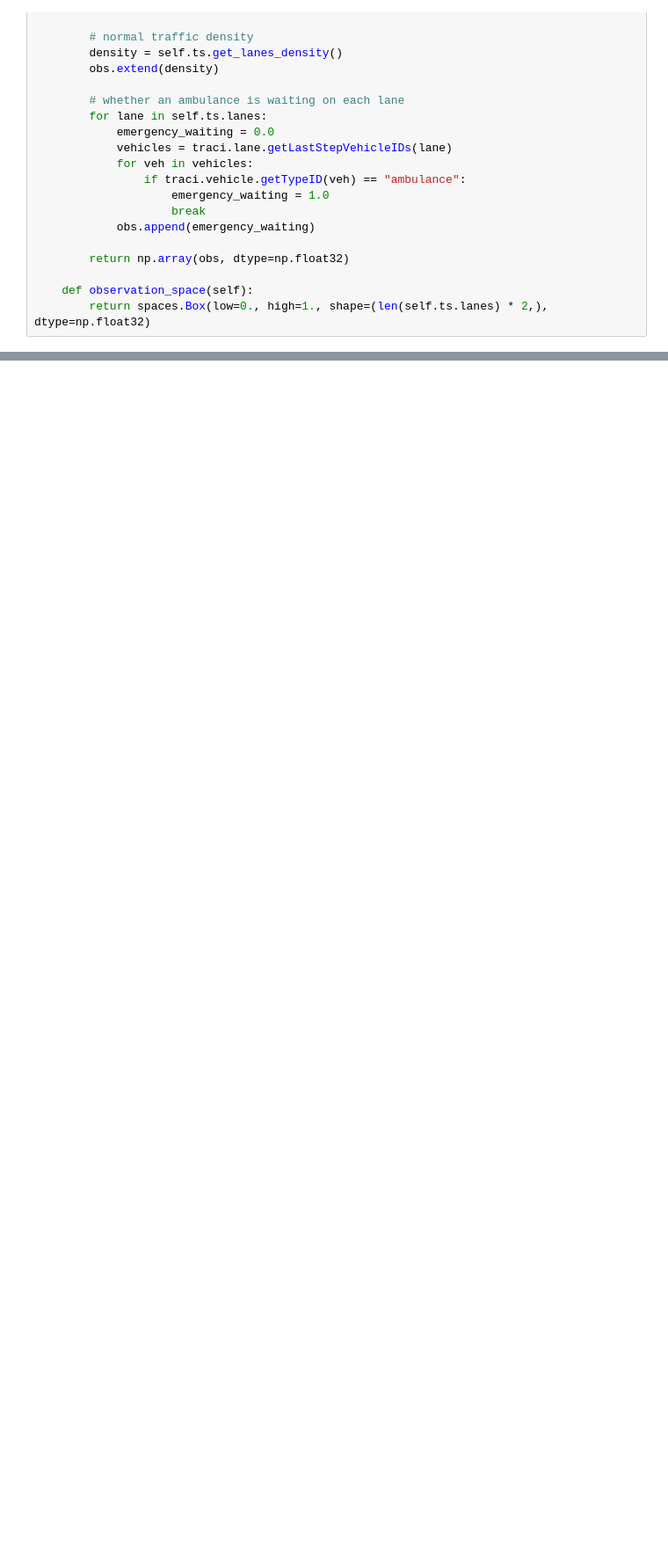
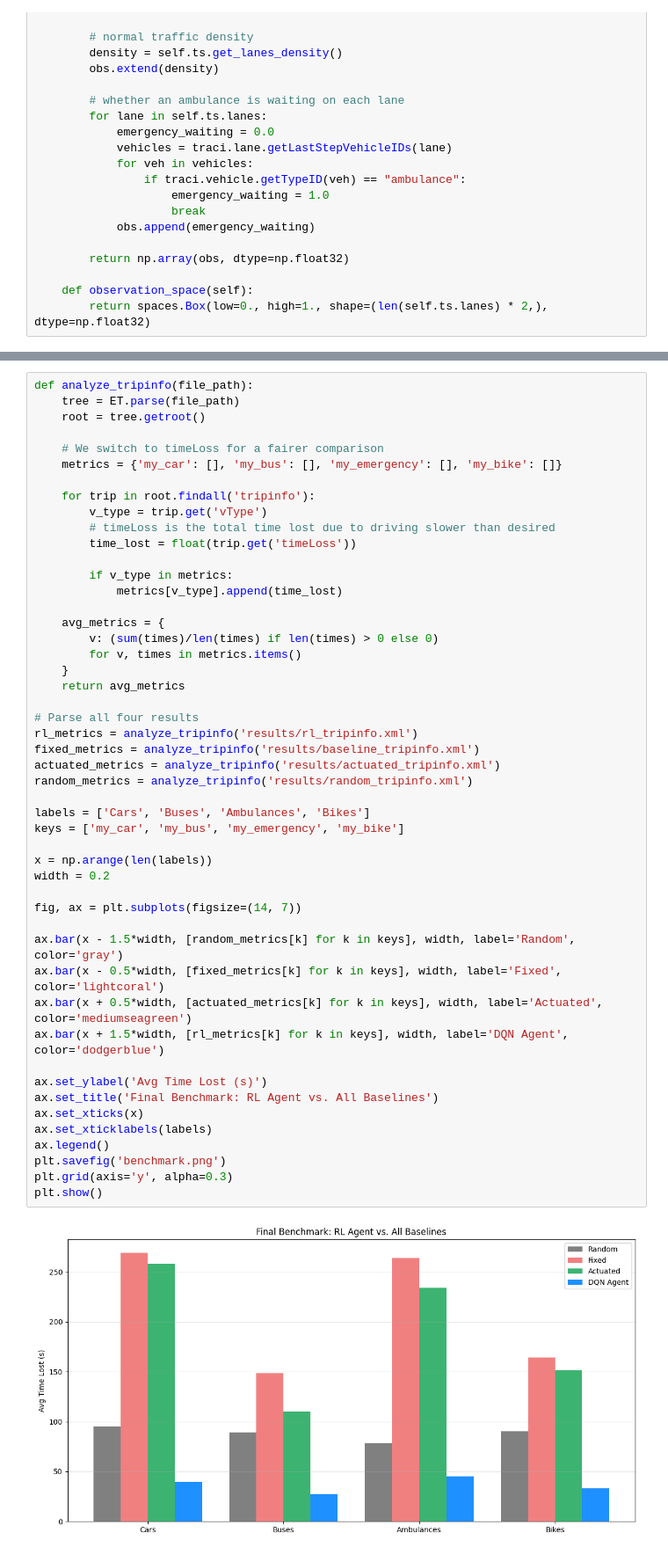
Before and after one commit to SivasankaranRS/Intelligent-Traffic-Signal-Control-using-Reinforcement-Learning, a Jupyter notebook: dqn/benchmark.ipynb, the cells around one changed output, grey strips where cells are left out. Shown at 88% size. Cells and saved outputs as stored; diff of their text form; blank space fills up the shorter version.

```diff
--- a/dqn/benchmark.ipynb
+++ b/dqn/benchmark.ipynb
@@ -291,0 +326,51 @@ plt.show()
+# %%
+def analyze_tripinfo(file_path):
+    tree = ET.parse(file_path)
+    root = tree.getroot()
+
+    # We switch to timeLoss for a fairer comparison
+    metrics = {'my_car': [], 'my_bus': [], 'my_emergency': [], 'my_bike': []}
+
+    for trip in root.findall('tripinfo'):
+        v_type = trip.get('vType')
+        # timeLoss is the total time lost due to driving slower than desired
+        time_lost = float(trip.get('timeLoss'))
+
+        if v_type in metrics:
+            metrics[v_type].append(time_lost)
+
+    avg_metrics = {
+        v: (sum(times)/len(times) if len(times) > 0 else 0)
+        for v, times in metrics.items()
+    }
+    return avg_metrics
+
+# Parse all four results
+rl_metrics = analyze_tripinfo('results/rl_tripinfo.xml')
+fixed_metrics = analyze_tripinfo('results/baseline_tripinfo.xml')
+actuated_metrics = analyze_tripinfo('results/actuated_tripinfo.xml')
+random_metrics = analyze_tripinfo('results/random_tripinfo.xml')
+
+labels = ['Cars', 'Buses', 'Ambulances', 'Bikes']
+keys = ['my_car', 'my_bus', 'my_emergency', 'my_bike']
+
+x = np.arange(len(labels))
+width = 0.2
+
+fig, ax = plt.subplots(figsize=(14, 7))
+
+ax.bar(x - 1.5*width, [random_metrics[k] for k in keys], width, label='Random', color='gray')
+ax.bar(x - 0.5*width, [fixed_metrics[k] for k in keys], width, label='Fixed', color='lightcoral')
+ax.bar(x + 0.5*width, [actuated_metrics[k] for k in keys], width, label='Actuated', color='mediumseagreen')
+ax.bar(x + 1.5*width, [rl_metrics[k] for k in keys], width, label='DQN Agent', color='dodgerblue')
+
+ax.set_ylabel('Avg Time Lost (s)')
+ax.set_title('Final Benchmark: RL Agent vs. All Baselines')
+ax.set_xticks(x)
+ax.set_xticklabels(labels)
+ax.legend()
+plt.savefig('benchmark.png')
+plt.grid(axis='y', alpha=0.3)
+plt.show()
+# %% [output]
+[figure, added]
```
Also changed, not shown: parts of 6 cells of this notebook, 11 other files.
